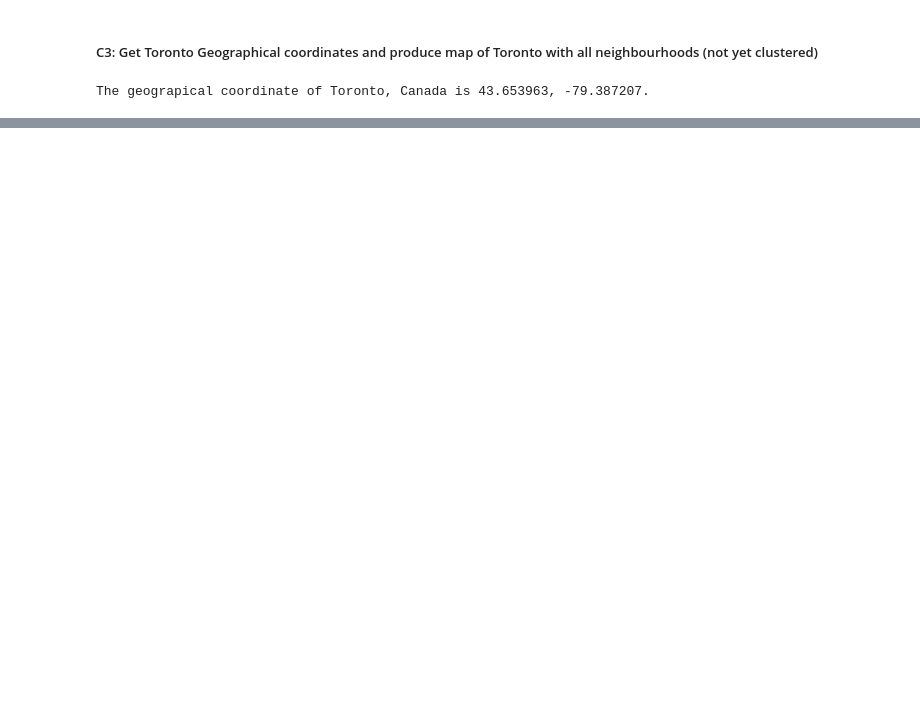
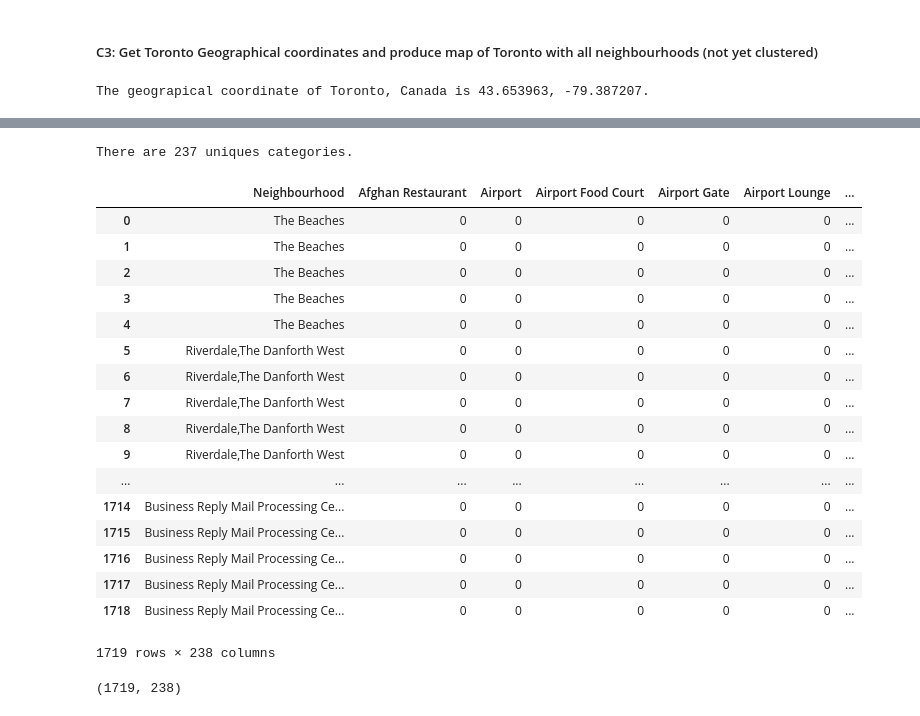
Before and after one commit to DrewKH/Coursera_Capstone_DrewK_ASDOOR_and_Davids_big_move, a Jupyter notebook: Drew's Final Capstone - ASDOOR Limited & Davids big move to Toronto.ipynb, the cells around one changed output, grey strips where cells are left out. Saved outputs shown, nothing was run; the diff lists cells and outputs as text; code cells hidden in the pictures; blank space fills up the shorter version.

```diff
--- a/Drew's Final Capstone - ASDOOR Limited & Davids big move to Toronto.ipynb
+++ b/Drew's Final Capstone - ASDOOR Limited & Davids big move to Toronto.ipynb
@@ -183,0 +224,4 @@ map_toro
+# %%
+#Get and examine results
+results = requests.get(url).json()
+results
@@ -183,0 +258,16 @@ map_toro
+# %%
+venues = results['response']['groups'][0]['items']
+
+nearby_venues = json_normalize(venues) # flatten JSON
+
+# filter columns
+filtered_columns = ['venue.name', 'venue.categories', 'venue.location.lat', 'venue.location.lng']
+nearby_venues =nearby_venues.loc[:, filtered_columns]
+
+# filter the category for each row
+nearby_venues['venue.categories'] = nearby_venues.apply(get_category_type, axis=1)
+
+# clean columns
+nearby_venues.columns = [col.split(".")[-1] for col in nearby_venues.columns]
+
+nearby_venues
@@ -183,0 +342,7 @@ map_toro
+# %%
+#Toronto Venues nearby to the neighbourhoods
+
+toronto_venues = getNearbyVenues(names=toro_df['Neighbourhood'],
+                                   latitudes=toro_df['Latitude'],
+                                   longitudes=toro_df['Longitude']
+                                  )
@@ -183,0 +401,42 @@ map_toro
+# %%
+#Unique categories for all neighbourhoods
+print('There are {} uniques categories.'.format(len(toronto_venues['Venue Category'].unique())))
+# %% [output]
+There are 237 uniques categories.
+# %%
+#Analysing each neighbourhood - to provide the venues
+# one hot encoding
+toronto_onehot = pd.get_dummies(toronto_venues[['Venue Category']], prefix="", prefix_sep="")
+
+# add neighborhood column back to dataframe
+toronto_onehot['Neighbourhood'] = toronto_venues['Neighbourhood']
+
+# move neighborhood column to the first column
+fixed_columns = [toronto_onehot.columns[-1]] + list(toronto_onehot.columns[:-1])
+toronto_onehot = toronto_onehot[fixed_columns]
+
+toronto_onehot
+# %% [output]
+|  | Neighbourhood | Afghan Restaurant | Airport | Airport Food Court | Airport Gate | Airport Lounge | ... |
+| 0 | The Beaches | 0 | 0 | 0 | 0 | 0 | ... |
+| 1 | The Beaches | 0 | 0 | 0 | 0 | 0 | ... |
+| 2 | The Beaches | 0 | 0 | 0 | 0 | 0 | ... |
+| 3 | The Beaches | 0 | 0 | 0 | 0 | 0 | ... |
+| 4 | The Beaches | 0 | 0 | 0 | 0 | 0 | ... |
+| 5 | Riverdale,The Danforth West | 0 | 0 | 0 | 0 | 0 | ... |
+| 6 | Riverdale,The Danforth West | 0 | 0 | 0 | 0 | 0 | ... |
+| 7 | Riverdale,The Danforth West | 0 | 0 | 0 | 0 | 0 | ... |
+| 8 | Riverdale,The Danforth West | 0 | 0 | 0 | 0 | 0 | ... |
+| 9 | Riverdale,The Danforth West | 0 | 0 | 0 | 0 | 0 | ... |
+| ... | ... | ... | ... | ... | ... | ... | ... |
+| 1714 | Business Reply Mail Processing Ce... | 0 | 0 | 0 | 0 | 0 | ... |
+| 1715 | Business Reply Mail Processing Ce... | 0 | 0 | 0 | 0 | 0 | ... |
+| 1716 | Business Reply Mail Processing Ce... | 0 | 0 | 0 | 0 | 0 | ... |
+| 1717 | Business Reply Mail Processing Ce... | 0 | 0 | 0 | 0 | 0 | ... |
+| 1718 | Business Reply Mail Processing Ce... | 0 | 0 | 0 | 0 | 0 | ... |
+1719 rows × 238 columns
+# %%
+#New dataframe shape - expect to see 1719 rows and hidden columns (columns will total 238 however)
+toronto_onehot.shape
+# %% [output]
+(1719, 238)
```
Also changed, not shown: parts of 52 cells of this notebook.
